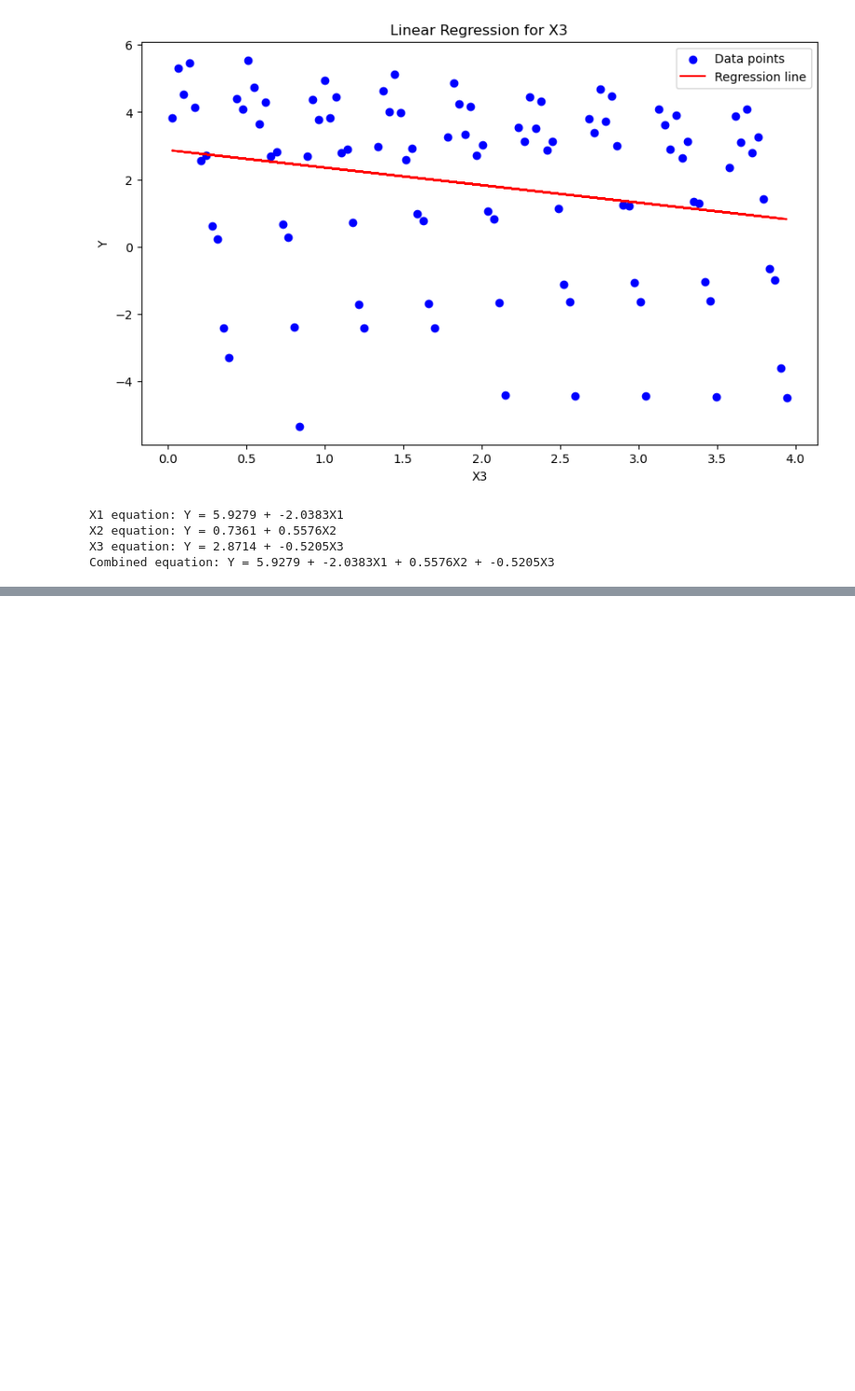
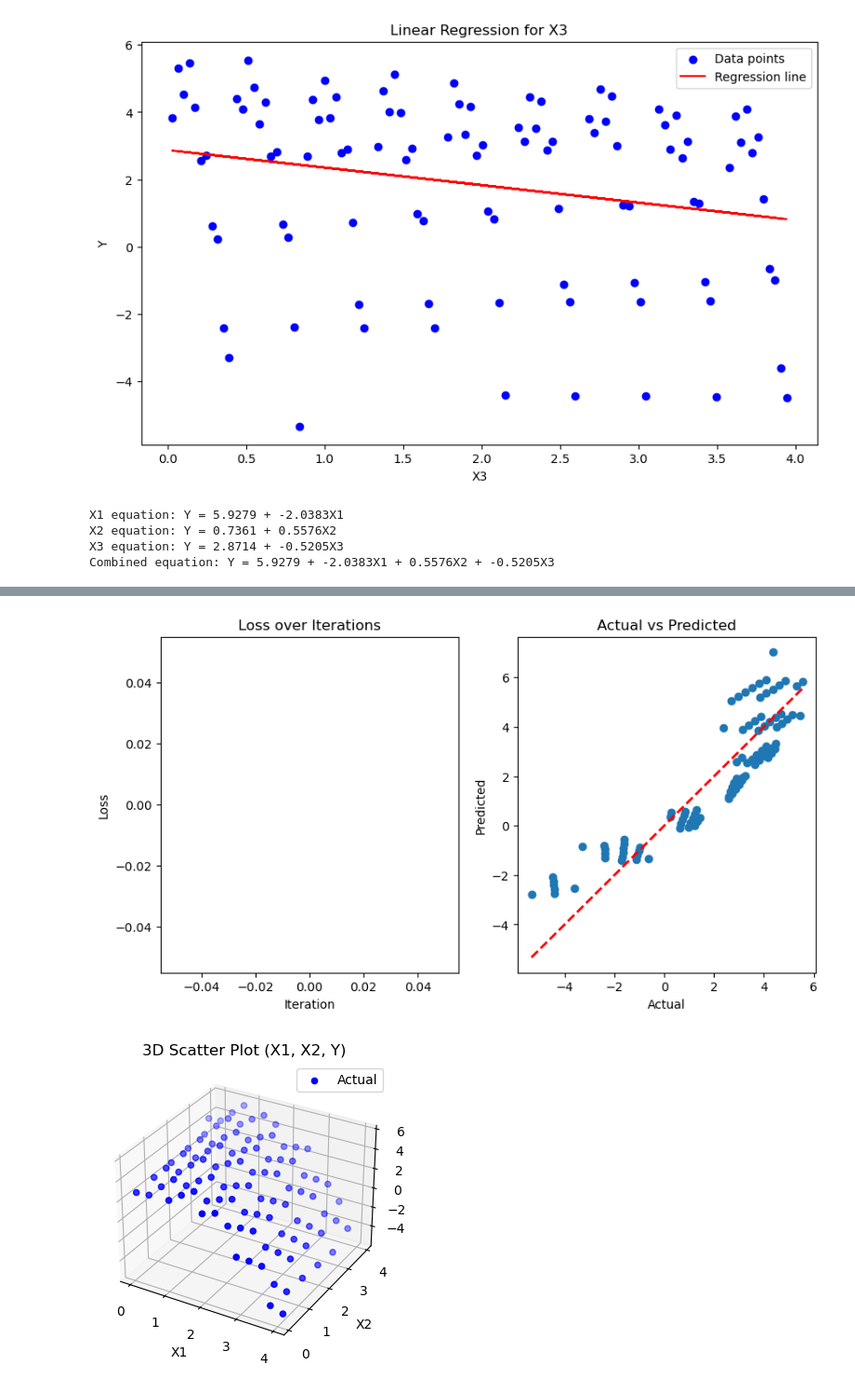
Before and after one commit to RocketDan11/ml, a Jupyter notebook: homework/homework1.ipynb, the cells around one changed output, grey strips where cells are left out. Shown at 93% size. Saved outputs shown, nothing was run; the diff lists cells and outputs as text; code cells hidden in the pictures; blank space fills up the shorter version.

```diff
--- a/homework/homework1.ipynb
+++ b/homework/homework1.ipynb
@@ -251,0 +410,54 @@ A lower learning rate provides more precise results but may require more iterati
+# %%
+import matplotlib.pyplot as plt
+from mpl_toolkits.mplot3d import Axes3D
+# Visualizations
+plt.figure(figsize=(15, 5))
+
+# Plot 1: Loss over iterations
+plt.subplot(131)
+plt.plot(model.loss_history)
+plt.title('Loss over Iterations')
+plt.xlabel('Iteration')
+plt.ylabel('Loss')
+
+# Plot 2: Actual vs Predicted
+plt.subplot(132)
+y_pred = model.predict(X)
+plt.scatter(y, y_pred)
+plt.plot([y.min(), y.max()], [y.min(), y.max()], 'r--', lw=2)
+plt.title('Actual vs Predicted')
+plt.xlabel('Actual')
+plt.ylabel('Predicted')
+
+# Plot 3: 3D scatter plot (using first two features)
+fig = plt.figure(figsize=(10, 7))
+ax = fig.add_subplot(133, projection='3d')
+ax.scatter(X[:, 0], X[:, 1], y, c='b', marker='o', label='Actual')
+ax.set_xlabel('X1')
+ax.set_ylabel('X2')
+ax.set_zlabel('Y')
+ax.legend()
+plt.title('3D Scatter Plot (X1, X2, Y)')
+
+plt.tight_layout()
+plt.show()
+
+# Feature importance
+feature_importance = np.abs(model.m)
+feature_importance = 100 * (feature_importance / np.sum(feature_importance))
+features = ['X1', 'X2', 'X3']
+
+plt.figure(figsize=(10, 6))
+plt.bar(features, feature_importance)
+plt.title('Feature Importance')
+plt.xlabel('Features')
+plt.ylabel('Importance (%)')
+plt.show()
+
+# Pairplot
+pd.plotting.scatter_matrix(data[['X1', 'X2', 'X3', 'Y']], figsize=(12, 12), diagonal='kde')
+plt.tight_layout()
+plt.show()
+# %% [output]
+[figure, added]
+[figure, added]
```
Also changed, not shown: parts of 7 cells of this notebook.
